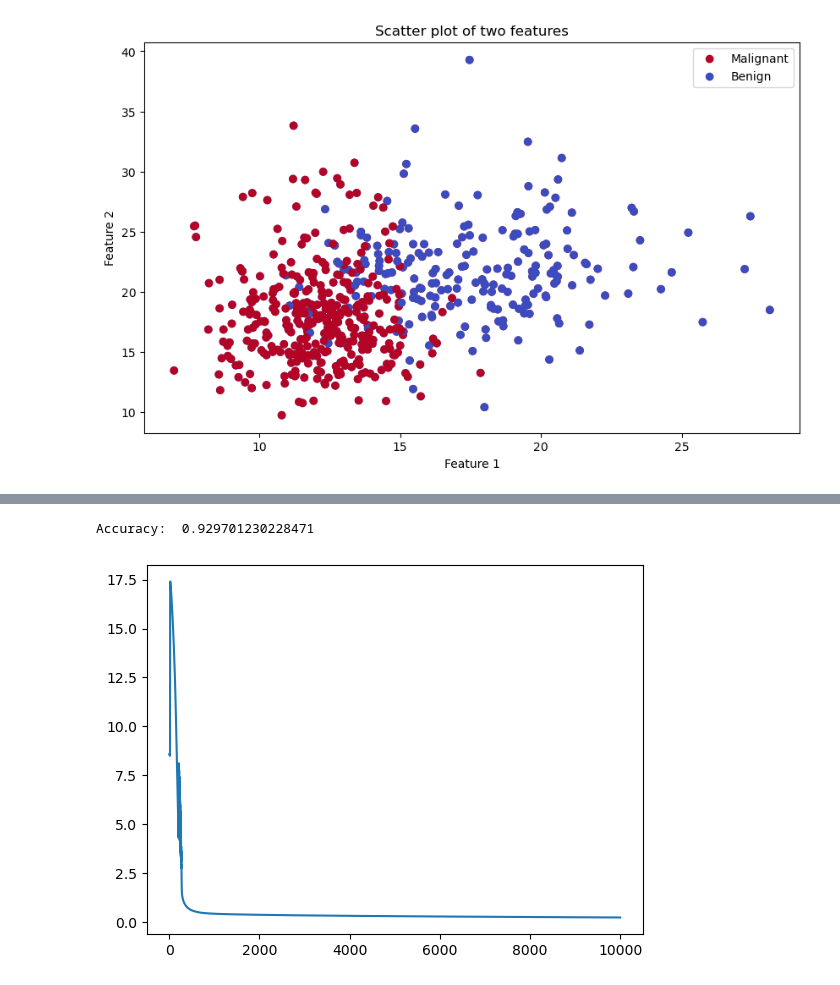
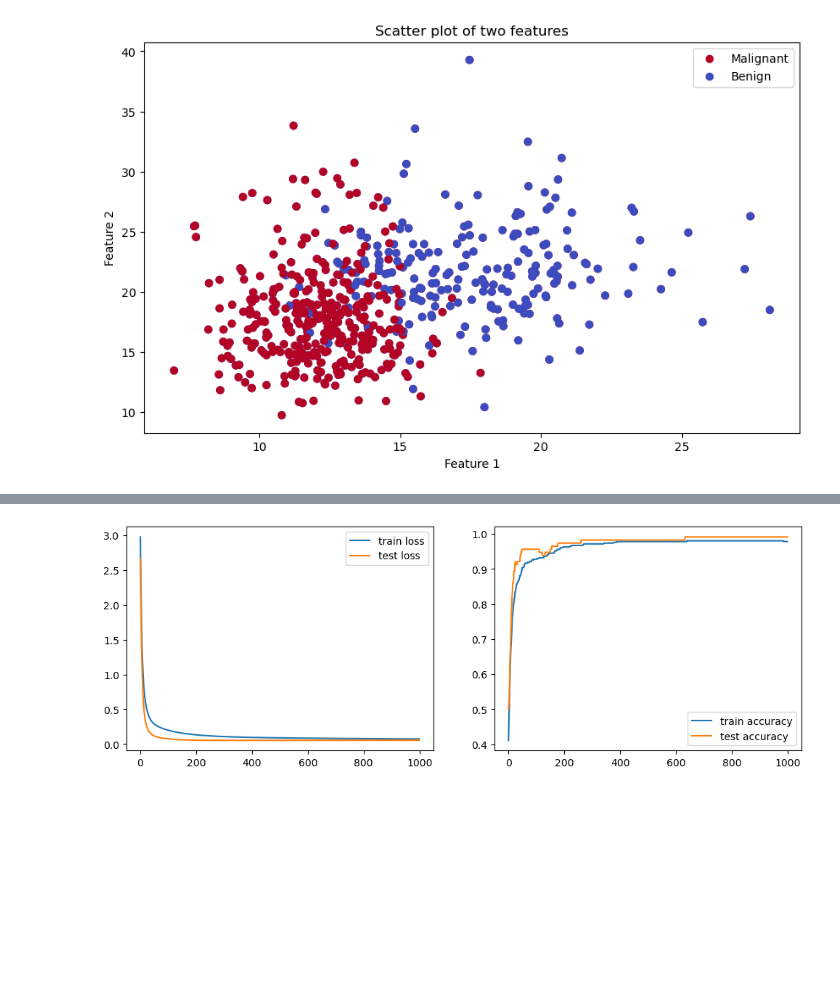
Before and after one commit to Jamie135/multilayer-perceptron, a Jupyter notebook: mlp.ipynb, the cells around one changed output, grey strips where cells are left out. Cells and saved outputs as stored; diff of their text form; code cells hidden in the pictures; blank space fills up the shorter version.

```diff
--- a/mlp.ipynb
+++ b/mlp.ipynb
@@ -57,8 +49,7 @@ a.shape
 # %%
 def loss(y, a):
-    epsilon = 1e-10  # Small value to avoid log(0)
-    a = np.clip(a, epsilon, 1 - epsilon)  # Clip values to avoid log(0)
-    L = 1 / len(y) * np.sum(-y * np.log(a) - (1 - y) * np.log(1 - a))
+    epsilon = 1e-15 # Small value to avoid log(0)
+    L = 1 / len(y) * np.sum(-y * np.log(a + epsilon) - (1 - y) * np.log(1 - a + epsilon))
     return L
 # %%
 def gradient(X, y, a):
@@ -96,5 +69,41 @@ def train(X, y, learning_rate = 0.0001, epochs = 10000):
+# %%
+def train(X_train, y_train, X_test, y_test, learning_rate = 0.1, epochs = 1000):
+
+    W, b = init(X_train)
+
+    train_loss = []
+    train_acc = []
+    test_loss = []
+    test_acc = []
+
+    for i in range (epochs):
+        a = sigmoid(X_train, W, b)
+
+
+        train_loss.append(loss(y_train, a))
+        y_pred = predict(X_train, W, b)
+        train_acc.append(accuracy_score(y_train, y_pred))
+
+        a_test = sigmoid(X_test, W, b)
+        test_loss.append(loss(y_test, a_test))
+        y_pred = predict(X_test, W, b)
+        test_acc.append(accuracy_score(y_test, y_pred))
+
+        dW, db = gradient(X_train, y_train, a)
+        W, b = update(W, b, dW, db, learning_rate)
+
+    plt.figure(figsize=(12, 4))
+    plt.subplot(1, 2, 1)
+    plt.plot(train_loss, label='train loss')
+    plt.plot(test_loss, label='test loss')
+    plt.legend()
+    plt.subplot(1, 2, 2)
+    plt.plot(train_acc, label='train accuracy')
+    plt.plot(test_acc, label='test accuracy')
+    plt.legend()
+    plt.show()
+    return (W, b)
 # %%
-W, b = train(X, y)
+W, b = train(X_train, y_train, X_test, y_test)
 # %% [output]
-Accuracy:  0.929701230228471
-[figure, old version]
+[figure, new version]
```
Also changed, not shown: parts of 5 cells of this notebook.
